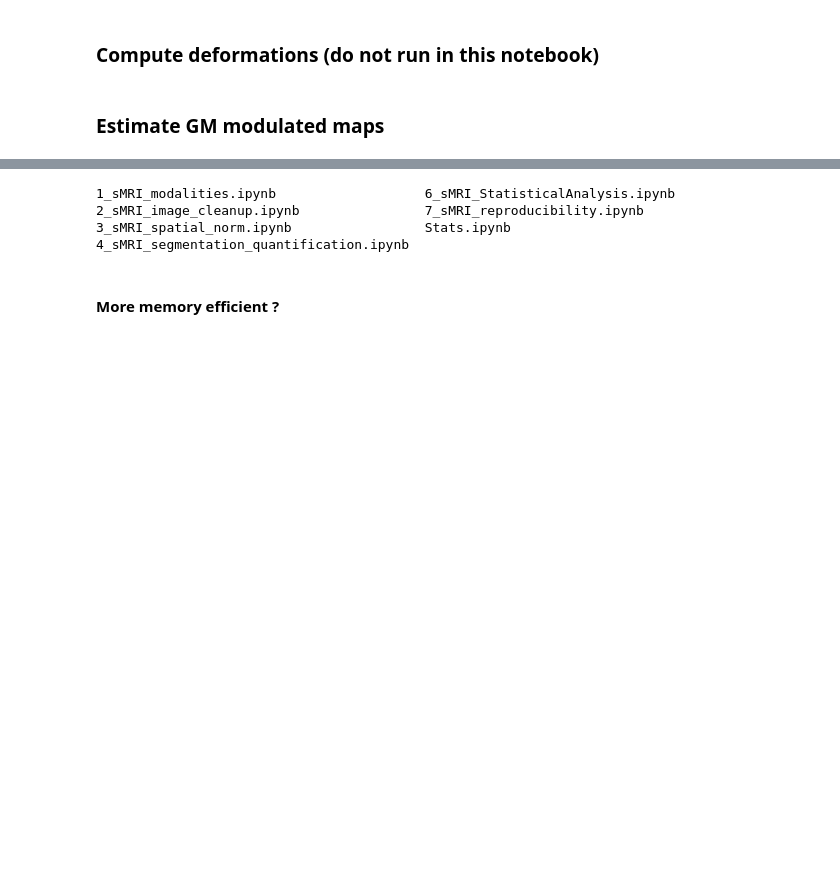
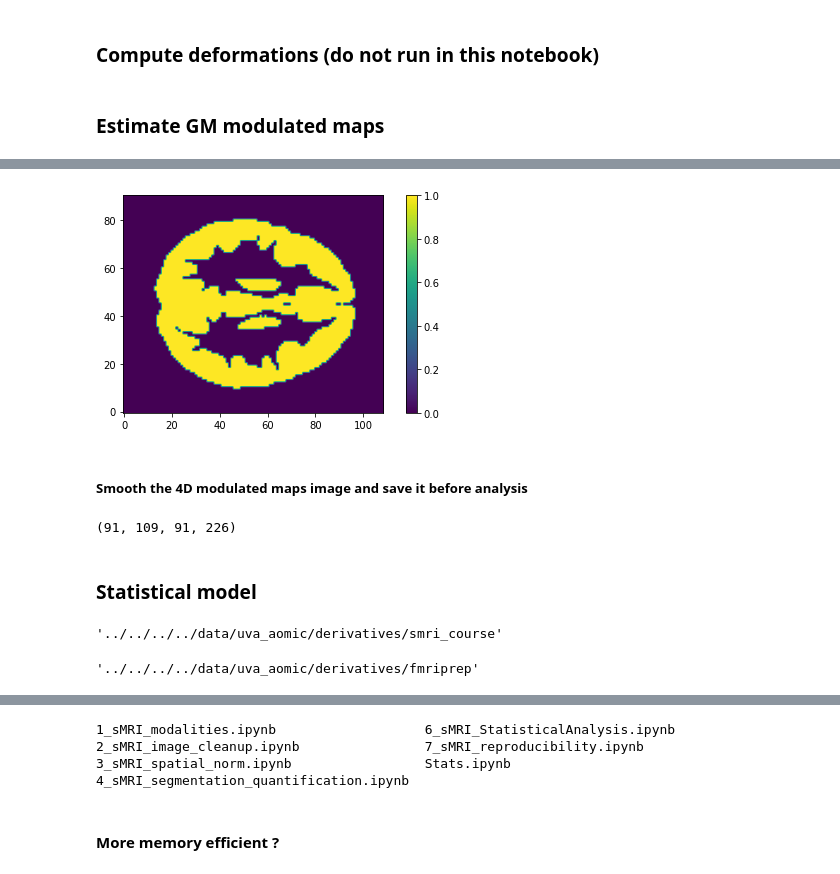
Before and after one commit to fishtree-attempt/SDC-BIDS-sMRI, a Jupyter notebook: code/Stats.ipynb, the cells around one changed output, grey strips where cells are left out. Saved outputs shown, nothing was run; the diff lists cells and outputs as text; code cells hidden in the pictures; blank space fills up the shorter version.

```diff
--- a/code/Stats.ipynb
+++ b/code/Stats.ipynb
@@ -83,0 +160,3 @@ GM_probmap_mean = GM_probmap_data / len(GM_probmap_files)
+# %%
+GM_mask = math_img('img > 0.05', img=modulated_maps_mean)
+GM_mask.to_filename(os.path.join(proc_dir, "GM226_mask.nii.gz"))
@@ -83,0 +167,8 @@ GM_probmap_mean = GM_probmap_data / len(GM_probmap_files)
+# %%
+plt.figure(figsize=(8, 4))
+plt.imshow(GM_mask.get_fdata()[:, :, 50], origin="lower", vmin=0, vmax=1)
+plt.colorbar();
+# %% [output]
+[figure, added]
+# %% [markdown]
+##### Smooth the 4D modulated maps image and save it before analysis
@@ -83,0 +191,14 @@ GM_probmap_mean = GM_probmap_data / len(GM_probmap_files)
+# %%
+modulated_maps_4D_smoothed.shape
+# %% [output]
+(91, 109, 91, 226)
+# %% [markdown]
+### Statistical model
+# %%
+proc_dir
+# %% [output]
+'../../../../data/uva_aomic/derivatives/smri_course'
+# %%
+data_dir
+# %% [output]
+'../../../../data/uva_aomic/derivatives/fmriprep'
```
Also changed, not shown: parts of 85 cells of this notebook, 1 other file.
